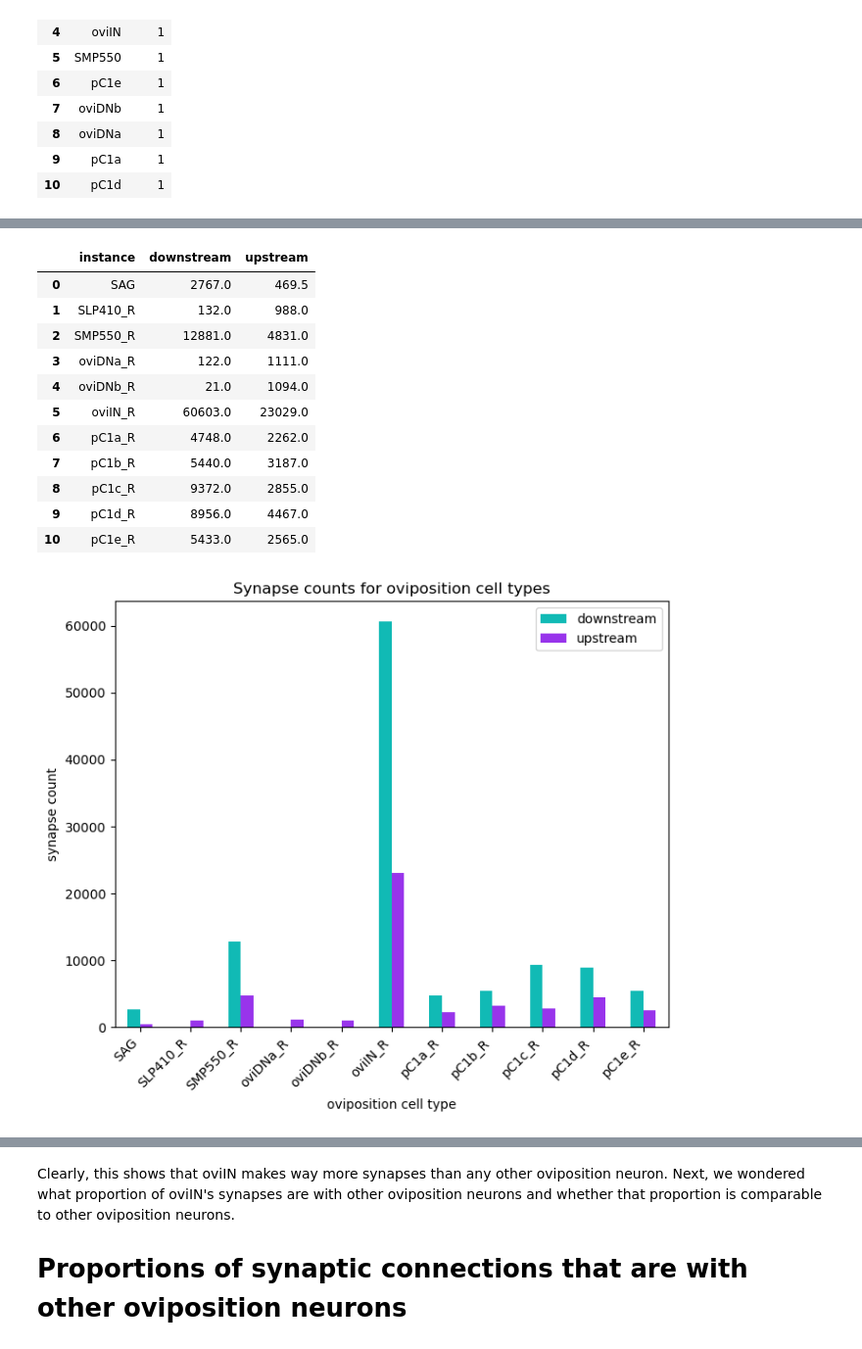
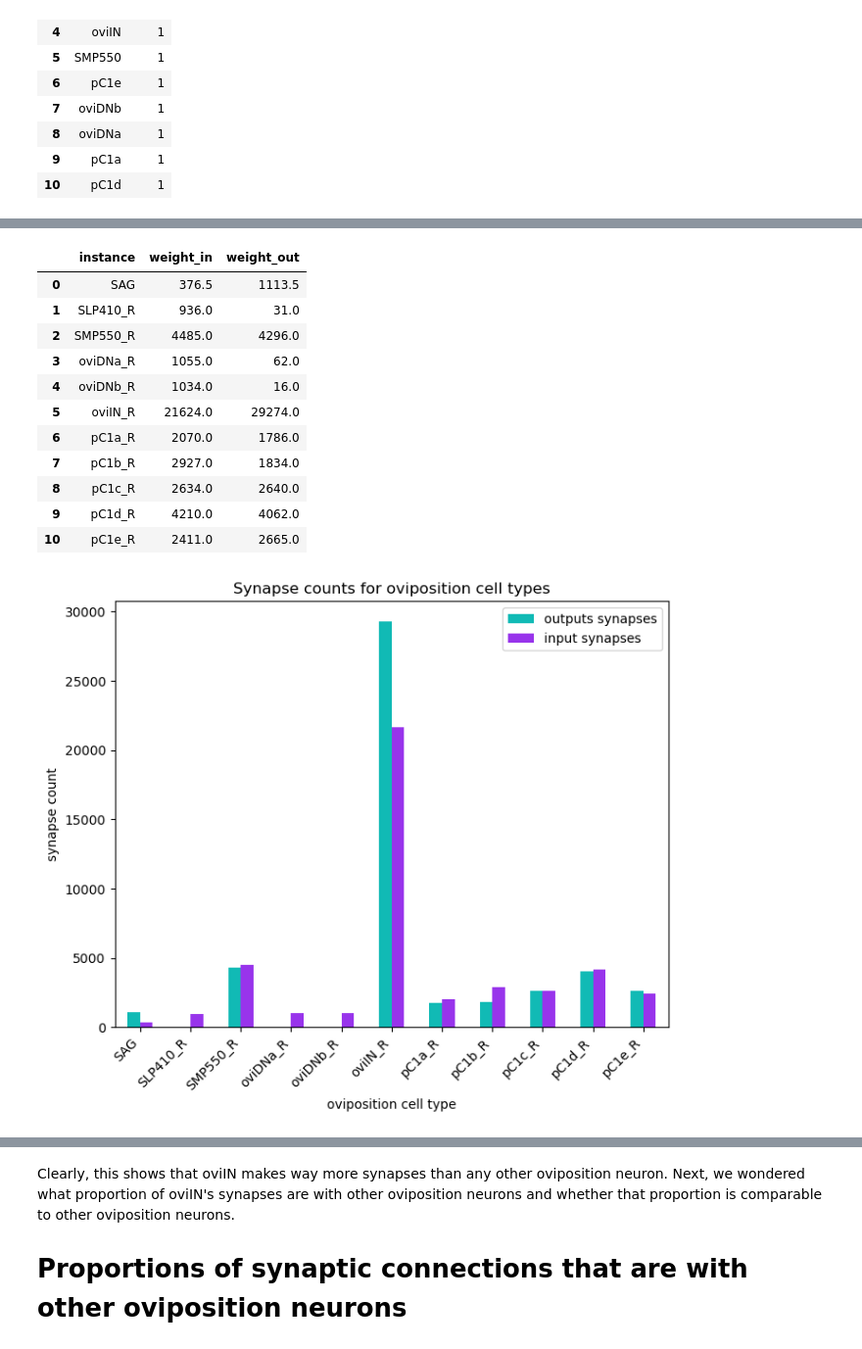
Before and after one commit to Gutierrez-lab/oviIN-analyses-gabrielle, a Jupyter notebook: oviposition_circuit.ipynb, the cells around one changed output, grey strips where cells are left out. Shown at 98% size. Saved outputs shown, nothing was run; the diff lists cells and outputs as text; code cells hidden in the pictures.

```diff
--- a/oviposition_circuit.ipynb
+++ b/oviposition_circuit.ipynb
@@ -243,0 +250,4 @@ ovipos_R_df['type'].value_counts().to_frame().reset_index()
+# %%
+# collapse weights
+conn_out_df = conn_out_df.groupby('bodyId_pre').agg({'weight':'sum'}).reset_index()
+conn_in_df = conn_in_df.groupby('bodyId_post').agg({'weight':'sum'}).reset_index()
@@ -243,0 +271,12 @@ ovipos_R_df['type'].value_counts().to_frame().reset_index()
+# %%
+# merge conn_in_df onto ovipos_R_df
+ovipos_R_df = ovipos_R_df.merge(conn_in_df, left_on='bodyId', right_on='bodyId_post', how='left')
+
+# rename weight column
+ovipos_R_df.rename(columns={'weight':'weight_in'}, inplace=True)
+# %%
+# merge conn_out_df onto ovipos_R_df
+ovipos_R_df = ovipos_R_df.merge(conn_out_df, left_on='bodyId', right_on='bodyId_pre', how='left')
+
+# rename weight column
+ovipos_R_df.rename(columns={'weight':'weight_out'}, inplace=True)
@@ -245,36 +301,37 @@ ovipos_R_df['type'].value_counts().to_frame().reset_index()
 # collapse the dataframe to get mean downstream and upstream synapse counts for each cell type
 # could aggregate by instance instead of type to get same results but instance plot labels
 #meanstream_ovipos_R_df = ovipos_R_df.groupby('type').agg({'downstream':'mean','upstream':'mean'}).reset_index()
-meanstream_ovipos_R_df = ovipos_R_df.groupby('instance').agg({'downstream':'mean','upstream':'mean'}).reset_index()
+#meanstream_ovipos_R_df = ovipos_R_df.groupby('instance').agg({'downstream':'mean','upstream':'mean'}).reset_index()
+meanstream_ovipos_R_df = ovipos_R_df.groupby('instance').agg({'weight_in':'mean','weight_out':'mean'}).reset_index()
 meanstream_ovipos_R_df
 # %% [output]
-|  | instance | downstream | upstream |
-| 0 | SAG | 2767.0 | 469.5 |
-| 1 | SLP410_R | 132.0 | 988.0 |
-| 2 | SMP550_R | 12881.0 | 4831.0 |
-| 3 | oviDNa_R | 122.0 | 1111.0 |
-| 4 | oviDNb_R | 21.0 | 1094.0 |
-| 5 | oviIN_R | 60603.0 | 23029.0 |
-| 6 | pC1a_R | 4748.0 | 2262.0 |
-| 7 | pC1b_R | 5440.0 | 3187.0 |
-| 8 | pC1c_R | 9372.0 | 2855.0 |
-| 9 | pC1d_R | 8956.0 | 4467.0 |
-| 10 | pC1e_R | 5433.0 | 2565.0 |
+|  | instance | weight_in | weight_out |
+| 0 | SAG | 376.5 | 1113.5 |
+| 1 | SLP410_R | 936.0 | 31.0 |
+| 2 | SMP550_R | 4485.0 | 4296.0 |
+| 3 | oviDNa_R | 1055.0 | 62.0 |
+| 4 | oviDNb_R | 1034.0 | 16.0 |
+| 5 | oviIN_R | 21624.0 | 29274.0 |
+| 6 | pC1a_R | 2070.0 | 1786.0 |
+| 7 | pC1b_R | 2927.0 | 1834.0 |
+| 8 | pC1c_R | 2634.0 | 2640.0 |
+| 9 | pC1d_R | 4210.0 | 4062.0 |
+| 10 | pC1e_R | 2411.0 | 2665.0 |
 # %%
 # figure using matplotlib
 # create a bar chart of the cell types and their downstream and upstream synapse counts
 fig, ax = plt.subplots(figsize=(7,6))
-meanstream_ovipos_R_df.plot(kind='bar', x='instance', y=['downstream','upstream'], ax=ax, color=['#11bab5','#9834eb'])
+meanstream_ovipos_R_df.plot(kind='bar', x='instance', y=['weight_out','weight_in'], ax=ax, color=['#11bab5','#9834eb'])
 ax.set_ylabel('synapse count')
 ax.set_xlabel('oviposition cell type')
 ax.set_title('Synapse counts for oviposition cell types')
-ax.legend(['downstream','upstream'], loc='upper right')
+ax.legend(['outputs synapses','input synapses'], loc='upper right')
 ax.set_xticklabels(meanstream_ovipos_R_df['instance'], rotation=45, ha='right')
 #ax.yaxis.set_major_locator(MaxNLocator(integer=True))
 plt.tight_layout()
 plt.show()
 # %% [output]
-[figure, old version]
+[figure, new version]
 # %%
 # figure using hvplot
 # create a bar chart of the cell types and their pre and post synapse counts
```
Also changed, not shown: parts of 19 cells of this notebook, 4 other files.
